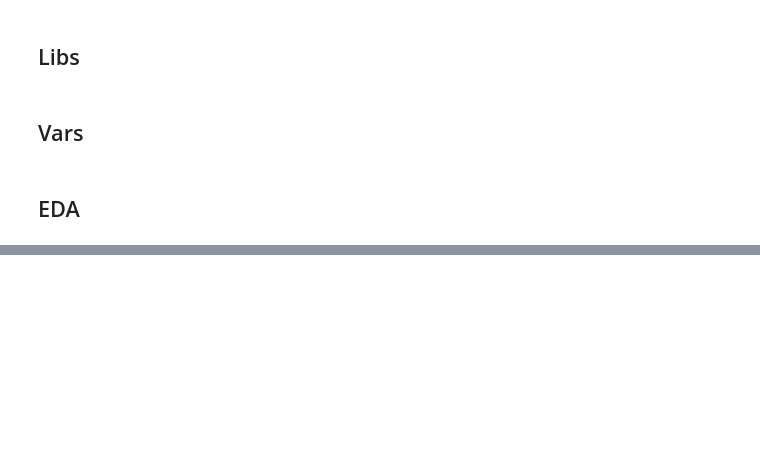
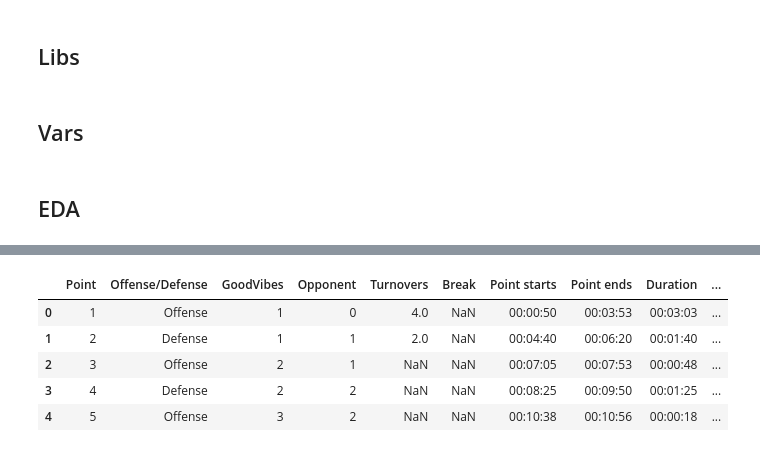
Before and after one commit to rjdyed/kek, a Jupyter notebook: eda.ipynb, the cells around one changed output, grey strips where cells are left out. Saved outputs shown, nothing was run; the diff lists cells and outputs as text; code cells hidden in the pictures; blank space fills up the shorter version.

```diff
--- a/eda.ipynb
+++ b/eda.ipynb
@@ -94,3 +54,10 @@ players6
 # %%
-gamesall=pd.concat([game1,game2,game3,game4,game5,game6],ignore_index=True)
+gamesall=pd.concat([game_1,game_2,game_3,game_4,game_5,game_6],ignore_index=True)
 gamesall
+# %% [output]
+|  | Point | Offense/Defense | GoodVibes | Opponent | Turnovers | Break | Point starts | Point ends | Duration | ... |
+| 0 | 1 | Offense | 1 | 0 | 4.0 | NaN | 00:00:50 | 00:03:53 | 00:03:03 | ... |
+| 1 | 2 | Defense | 1 | 1 | 2.0 | NaN | 00:04:40 | 00:06:20 | 00:01:40 | ... |
+| 2 | 3 | Offense | 2 | 1 | NaN | NaN | 00:07:05 | 00:07:53 | 00:00:48 | ... |
+| 3 | 4 | Defense | 2 | 2 | NaN | NaN | 00:08:25 | 00:09:50 | 00:01:25 | ... |
+| 4 | 5 | Offense | 3 | 2 | NaN | NaN | 00:10:38 | 00:10:56 | 00:00:18 | ... |
```
Also changed, not shown: parts of 20 cells of this notebook.
